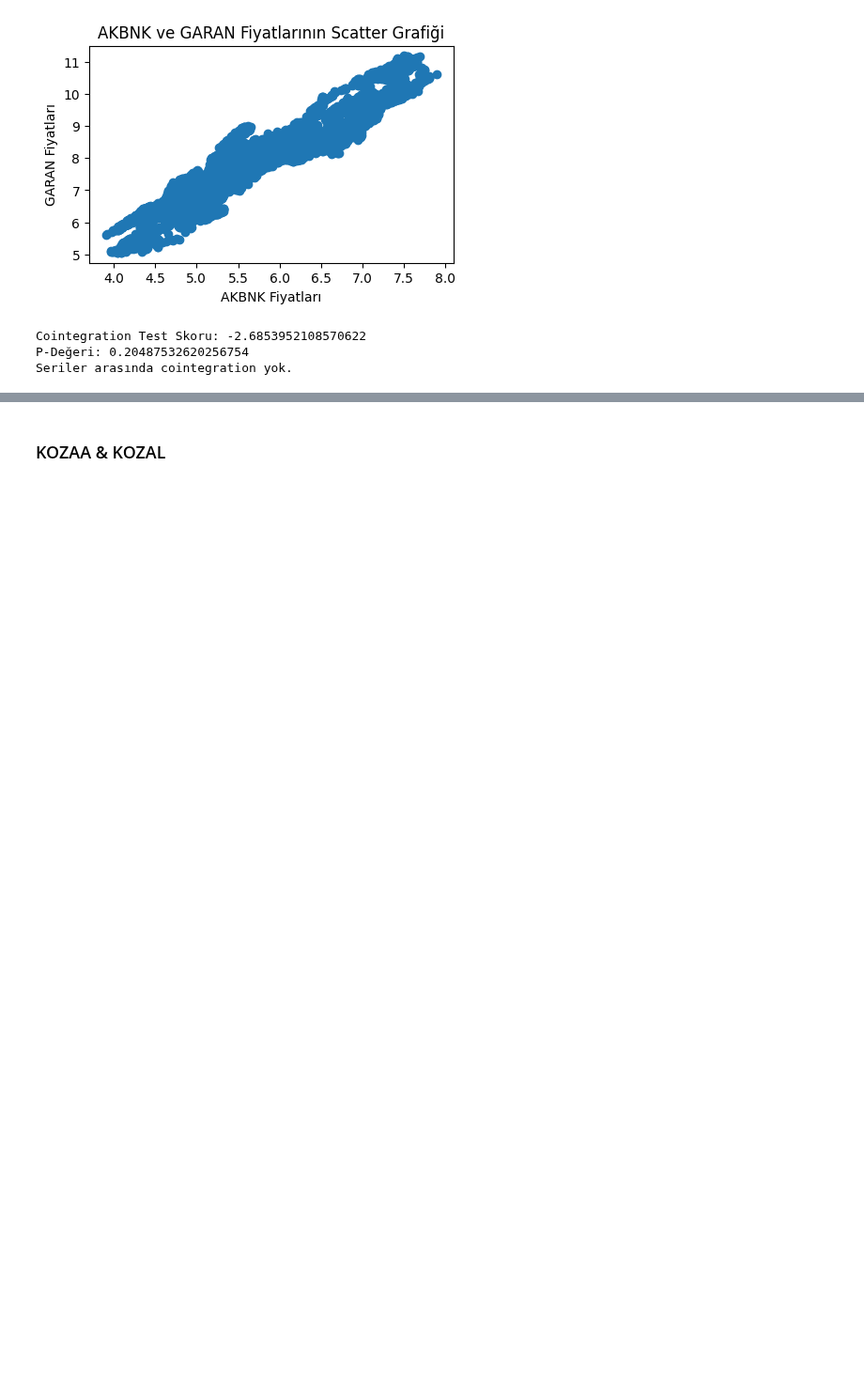
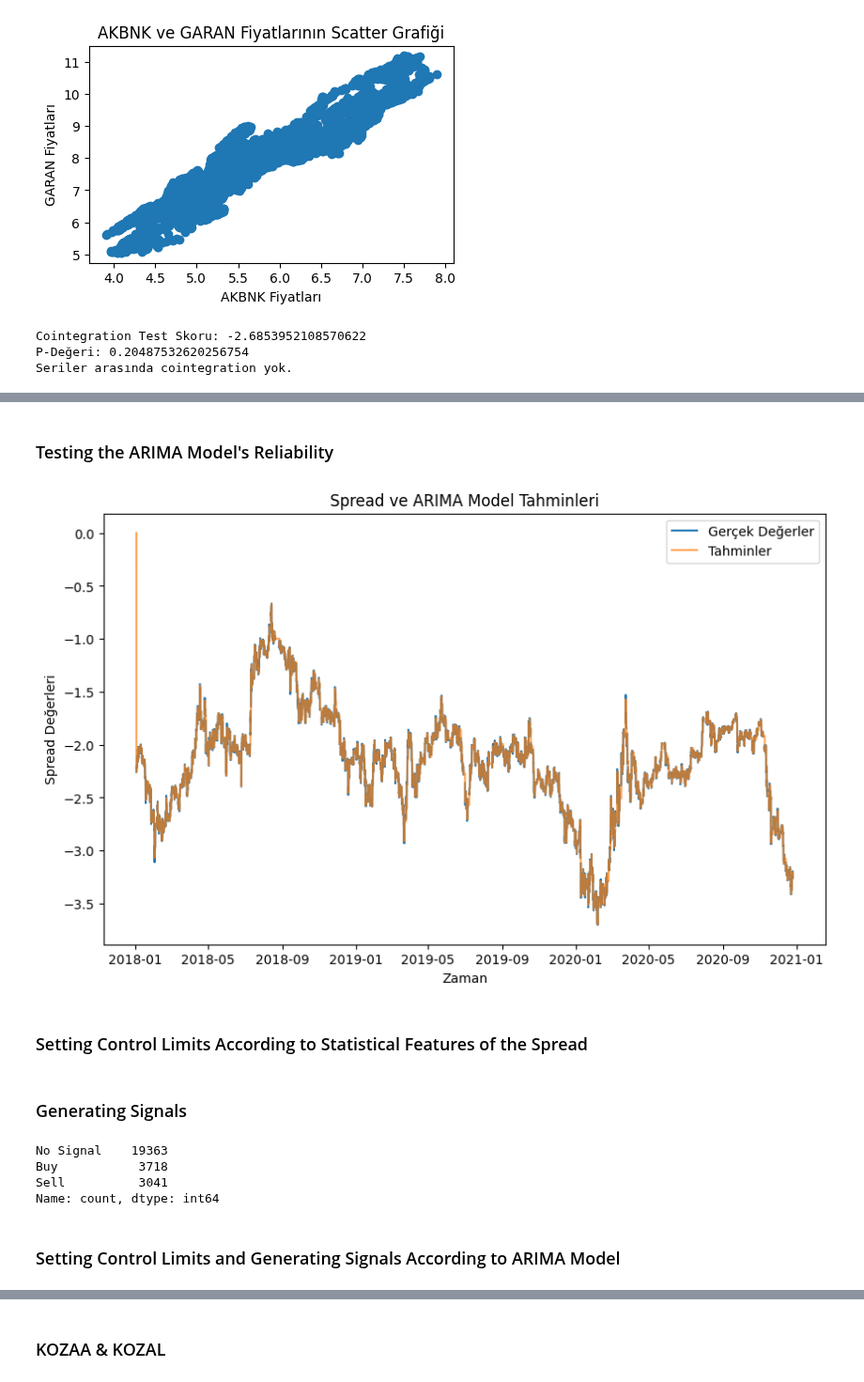
Before and after one commit to eylulranasarac/ie423-group, a Jupyter notebook: ProjectPart2/ARIMA.ipynb, the cells around one changed output, grey strips where cells are left out. Shown at 94% size. Saved outputs shown, nothing was run; the diff lists cells and outputs as text; code cells hidden in the pictures; blank space fills up the shorter version.

```diff
--- a/ProjectPart2/ARIMA.ipynb
+++ b/ProjectPart2/ARIMA.ipynb
@@ -237,0 +274,26 @@ Seriler arasında cointegration yok.
+# %% [markdown]
+### Testing the ARIMA Model's Reliability
+# %%
+# Zaman serisine saatlik frekans ekleme ve sıralama
+spread = spread[~spread.index.duplicated(keep='first')]
+spread = spread.asfreq('H').sort_index()
+
+# Modeli fit etme
+model = SARIMAX(spread, order=(1, 0, 2), seasonal_order=(0, 0, 0, 0))
+model_fit = model.fit(disp=False)
+
+# Modelin tahminlerini elde etme ve çizdirme
+predictions = model_fit.predict(start=spread.index[0], end=spread.index[-1])
+
+plt.figure(figsize=(10, 6))
+plt.plot(spread, label='Gerçek Değerler')
+plt.plot(predictions, label='Tahminler', alpha=0.7)
+plt.title('Spread ve ARIMA Model Tahminleri')
+plt.xlabel('Zaman')
+plt.ylabel('Spread Değerleri')
+plt.legend()
+plt.show()
+# %% [output]
+[figure, added]
+# %% [markdown]
+### Setting Control Limits According to Statistical Features of the Spread
@@ -237,0 +307,43 @@ Seriler arasında cointegration yok.
+# %% [markdown]
+### Generating Signals
+# %%
+def generate_trading_signals(spread_series, upper_limit, lower_limit):
+    in_position = False
+    last_signal = 'No Signal'
+    signals = []
+
+    for value in spread_series:
+        if not in_position:
+            if value > upper_limit:
+                signal = 'Sell'
+                in_position = True
+            elif value < lower_limit:
+                signal = 'Buy'
+                in_position = True
+            else:
+                signal = 'No Signal'
+        else:
+            if (last_signal == 'Sell' and value <= upper_limit) or \
+               (last_signal == 'Buy' and value >= lower_limit):
+                signal = 'Buy' if last_signal == 'Sell' else 'Sell'
+                in_position = False
+            else:
+                signal = last_signal
+
+        last_signal = signal
+        signals.append(signal)
+
+    return pd.Series(signals, index=spread_series.index)
+
+# Fonksiyonu kullanarak sinyalleri üretme
+signals_series = generate_trading_signals(spread, upper_limit, lower_limit)
+
+# Sinyallerin sayısını gösterelim
+signals_series.value_counts()
+# %% [output]
+No Signal    19363
+Buy           3718
+Sell          3041
+Name: count, dtype: int64
+# %% [markdown]
+### Setting Control Limits and Generating Signals According to ARIMA Model
```
Also changed, not shown: parts of 11 cells of this notebook.
